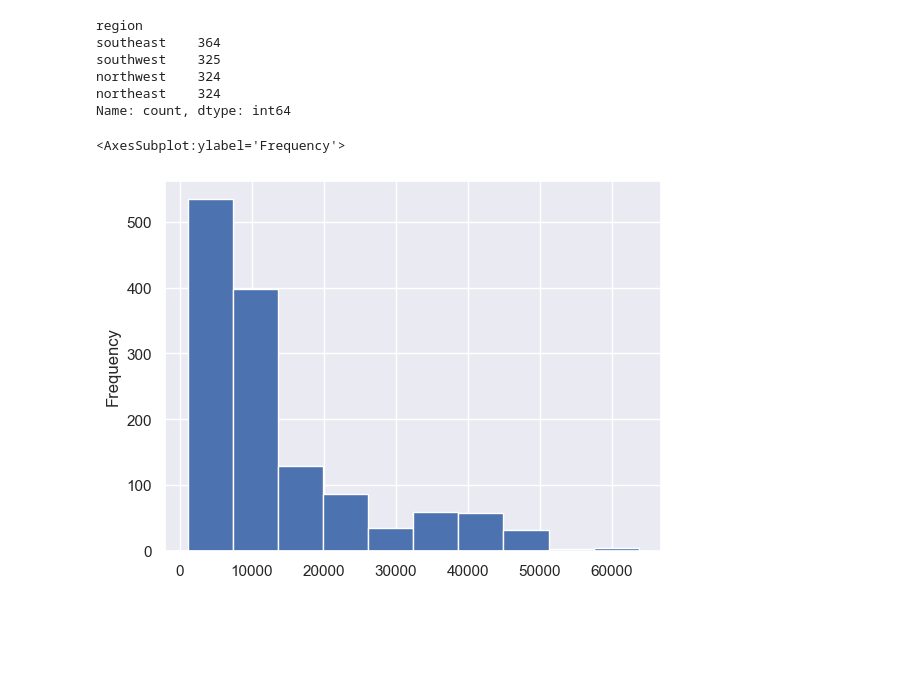
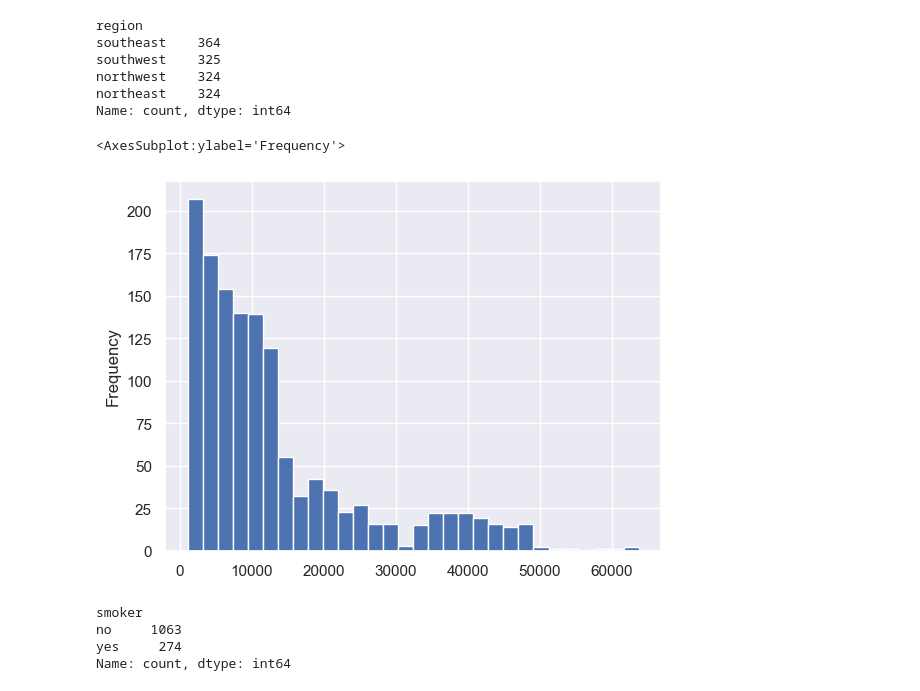
Before and after one commit to tomasz450/Uczenie-maszynowe-w-Python-25-11-24, a Jupyter notebook: 2.Regresja liniowa/04_regresja_liniowa_case_study.ipynb, the cells around one changed output. Cells and saved outputs as stored; diff of their text form; code cells hidden in the pictures; blank space fills up the shorter version.

```diff
--- a/2.Regresja liniowa/04_regresja_liniowa_case_study.ipynb
+++ b/2.Regresja liniowa/04_regresja_liniowa_case_study.ipynb
@@ -150,7 +150,14 @@ northwest    324
 northeast    324
 Name: count, dtype: int64
 # %%
-df.charges.plot(kind='hist')
+df.charges.plot(kind='hist', bins=30)
 # %% [output]
 <AxesSubplot:ylabel='Frequency'>
-[figure, old version]
+[figure, new version]
+# %%
+df.smoker.value_counts()
+# %% [output]
+smoker
+no     1063
+yes     274
+Name: count, dtype: int64
```
Also changed, not shown: parts of 7 cells of this notebook.
